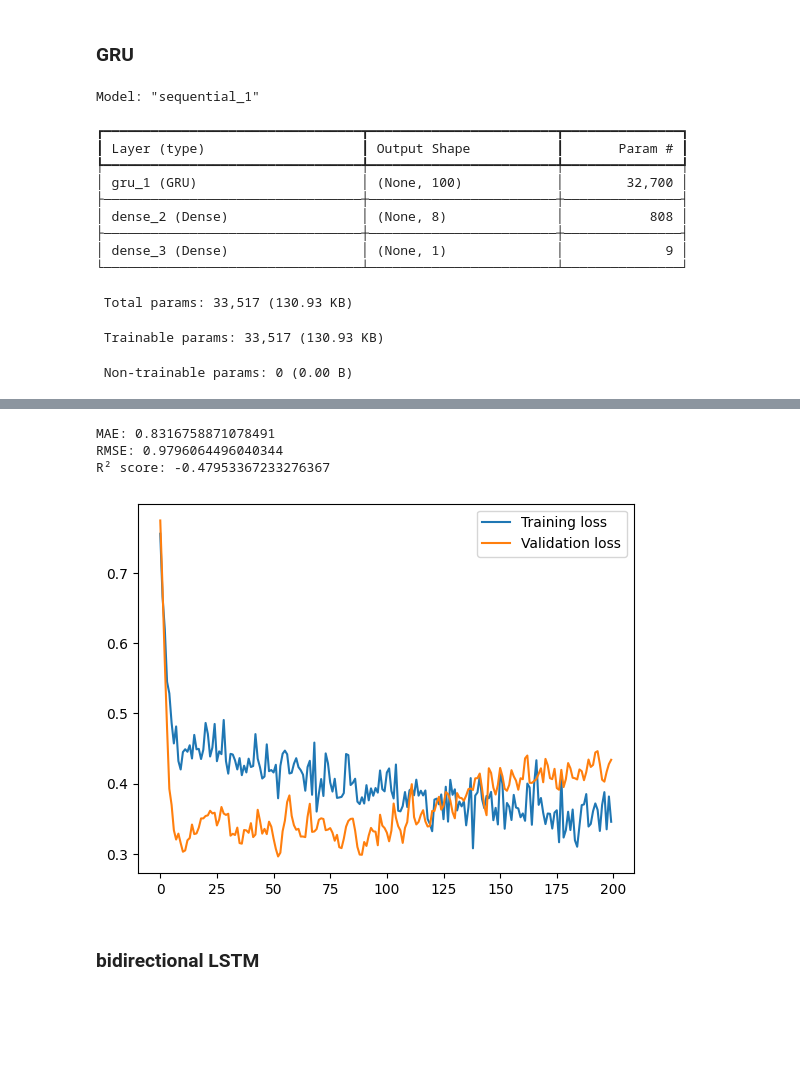
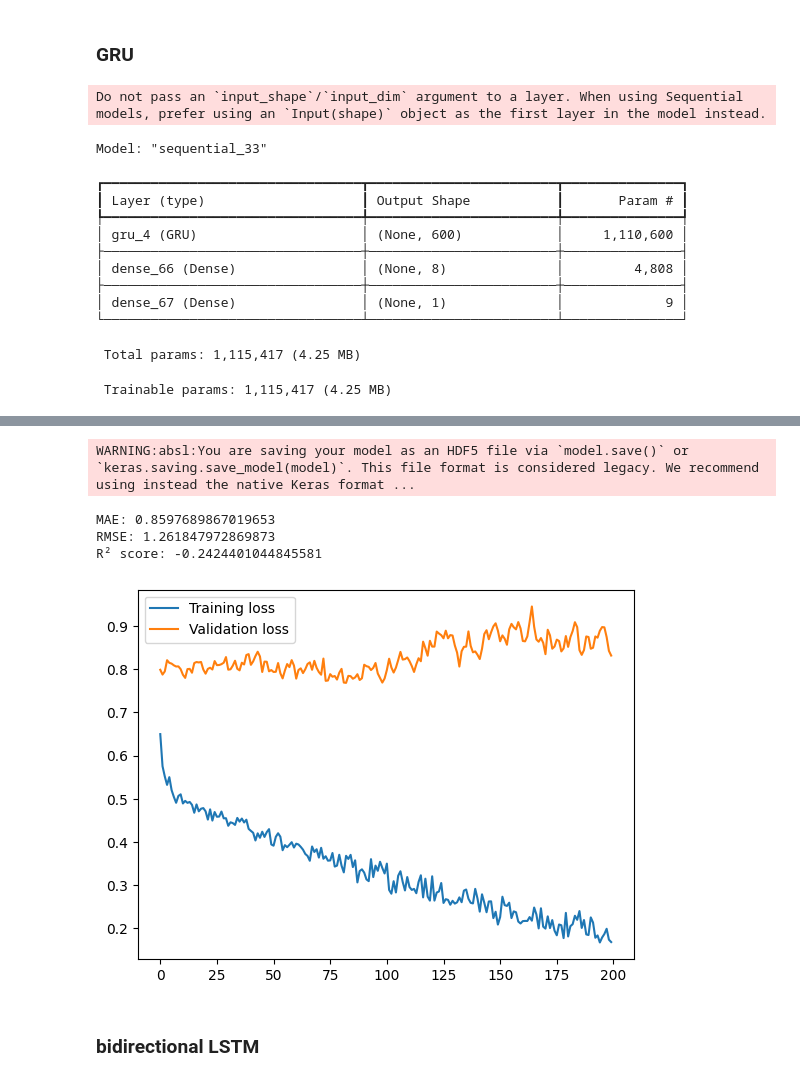
Before and after one commit to NguyenDucAnforwork/applied_statistics_prj, a Jupyter notebook: model/model.ipynb, the cells around one changed output, grey strips where cells are left out. Saved outputs shown, nothing was run; the diff lists cells and outputs as text; code cells hidden in the pictures; blank space fills up the shorter version.

```diff
--- a/model/model.ipynb
+++ b/model/model.ipynb
@@ -165,7 +191,7 @@ X_data = df[feature_columns].values
 y_data = df['daily_cases'].values
 
 # Split the data into training and testing sets
-X_train, X_test, y_train, y_test = train_test_split(X_data, y_data, test_size=10/len(df), random_state=42, shuffle=True)
+X_train, X_test, y_train, y_test = train_test_split(X_data, y_data, test_size=10/len(df), random_state=42, shuffle=False)
 
 # Normalize the data using only the training data
 scaler_X_train = StandardScaler()
@@ -188,7 +214,7 @@ def create_sequences(features, target, sequence_length):
         labels.append(label)
     return np.array(sequences), np.array(labels)
 
-sequence_length = 14
+sequence_length = 3
 X_train_seq, y_train_seq = create_sequences(X_train_scaled, y_train_scaled, sequence_length)
 X_test_seq, y_test_seq = create_sequences(X_test_scaled, y_test_scaled.reshape(-1,1), sequence_length)
 
@@ -250,11 +276,11 @@ fig.show()
 #@title model architecture
 
 lstm_model = Sequential()
-lstm_model.add(LSTM(100, dropout=0.2, return_sequences=False, input_shape=(X_train_seq.shape[1], X_train_seq.shape[2])))
-lstm_model.add(Dense(8, 'relu'))
+lstm_model.add(LSTM(400, dropout=0.2, return_sequences=False, input_shape=(X_train_seq.shape[1], X_train_seq.shape[2])))
+lstm_model.add(Dense(10, 'relu'))
 lstm_model.add(Dense(1, 'linear'))
 keras.backend.set_epsilon(1)
-lstm_model.compile(optimizer=Adam(learning_rate=0.001), loss=MeanAbsoluteError(), metrics=[MeanAbsolutePercentageError()])
+lstm_model.compile(optimizer=Adam(learning_rate=0.0001), loss=MeanAbsoluteError(), metrics=[MeanAbsolutePercentageError()])
 lstm_model.summary()
 # %% [output]
 Do not pass an `input_shape`/`input_dim` argument to a layer. When using Sequential models, prefer using an `Input(shape)` object as the first layer in the model instead.
@@ -333,5 +302,5 @@ Best: -1.163155 using {'batch_size': 8, 'epochs': 500}
 early_stopping = EarlyStopping(monitor='val_loss', patience=20, restore_best_weights=True)
 reduce_lr = ReduceLROnPlateau(monitor='val_loss', factor=0.9, patience=5, min_lr=0.00000001)
 
-history = lstm_model.fit(X_train_seq, y_train_seq, epochs=500, batch_size=8, validation_split=0.2, verbose=1)
+history = lstm_model.fit(X_train_seq, y_train_seq, epochs=50, batch_size=8, validation_split=0.2, verbose=1)
 # %% [output]
@@ -449,10 +418,10 @@ WARNING:absl:You are saving your model as an HDF5 file via `model.save()` or `ke
 ### RNN
 # %%
 rnn_model = Sequential()
-rnn_model.add(SimpleRNN(100, dropout=0.2, return_sequences=False, input_shape=(X_train_seq.shape[1], X_train_seq.shape[2])))
-rnn_model.add(Dense(8, activation='relu'))
+rnn_model.add(SimpleRNN(400, dropout=0.2, return_sequences=False, input_shape=(X_train_seq.shape[1], X_train_seq.shape[2])))
+rnn_model.add(Dense(10, activation='relu'))
 rnn_model.add(Dense(1, activation='linear'))
-K.set_epsilon(1)
+set_epsilon(1)
 rnn_model.compile(optimizer=Adam(learning_rate=0.001), loss=MeanAbsoluteError(), metrics=[MeanAbsolutePercentageError()])
 rnn_model.summary()
 # %% [output]
@@ -591,7 +560,7 @@ WARNING:absl:You are saving your model as an HDF5 file via `model.save()` or `ke
 ### GRU
 # %%
 gru_model = Sequential()
-gru_model.add(GRU(100, dropout=0.2, return_sequences=False, input_shape=(X_train_seq.shape[1], X_train_seq.shape[2])))
+gru_model.add(GRU(600, dropout=0.2, return_sequences=False, input_shape=(X_train_seq.shape[1], X_train_seq.shape[2])))
 gru_model.add(Dense(8, activation='relu'))
 gru_model.add(Dense(1, activation='linear'))
 set_epsilon(1)
@@ -682,16 +651,16 @@ print(f"R² score: {r2_score}")
 # save the model
 gru_model.save("./checkpoints/gru.h5")
 # %% [output]
-Model: "sequential_1"
+Do not pass an `input_shape`/`input_dim` argument to a layer. When using Sequential models, prefer using an `Input(shape)` object as the first layer in the model instead.
-┏━━━━━━━━━━━━━━━━━━━━━━━━━━━━━━━━━┳━━━━━━━━━━━━━━━━━━━━━━━━┳━━━━━━━━━━━━━━━┓
-┃ Layer (type)                    ┃ Output Shape           ┃       Param # ┃
-┡━━━━━━━━━━━━━━━━━━━━━━━━━━━━━━━━━╇━━━━━━━━━━━━━━━━━━━━━━━━╇━━━━━━━━━━━━━━━┩
-│ gru_1 (GRU)                     │ (None, 100)            │        32,700 │
-├─────────────────────────────────┼────────────────────────┼───────────────┤
-│ dense_2 (Dense)                 │ (None, 8)              │           808 │
-├─────────────────────────────────┼────────────────────────┼───────────────┤
-│ dense_3 (Dense)                 │ (None, 1)              │             9 │
-└─────────────────────────────────┴────────────────────────┴───────────────┘
+Model: "sequential_33"
- Total params: 33,517 (130.93 KB)
+┏━━━━━━━━━━━━━━━━━━━━━━━━━━━━━━━━━┳━━━━━━━━━━━━━━━━━━━━━━━━┳━━━━━━━━━━━━━━━┓
+┃ Layer (type)                    ┃ Output Shape           ┃       Param # ┃
+┡━━━━━━━━━━━━━━━━━━━━━━━━━━━━━━━━━╇━━━━━━━━━━━━━━━━━━━━━━━━╇━━━━━━━━━━━━━━━┩
+│ gru_4 (GRU)                     │ (None, 600)            │     1,110,600 │
+├─────────────────────────────────┼────────────────────────┼───────────────┤
+│ dense_66 (Dense)                │ (None, 8)              │         4,808 │
+├─────────────────────────────────┼────────────────────────┼───────────────┤
+│ dense_67 (Dense)                │ (None, 1)              │             9 │
+└─────────────────────────────────┴────────────────────────┴───────────────┘
- Trainable params: 33,517 (130.93 KB)
+ Total params: 1,115,417 (4.25 MB)
- Non-trainable params: 0 (0.00 B)
+ Trainable params: 1,115,417 (4.25 MB)
@@ -716,7 +685,8 @@ WARNING:absl:You are saving your model as an HDF5 file via `model.save()` or `ke
-MAE: 0.8316758871078491
-RMSE: 0.9796064496040344
-R² score: -0.47953367233276367
+WARNING:absl:You are saving your model as an HDF5 file via `model.save()` or `keras.saving.save_model(model)`. This file format is considered legacy. We recommend using instead the native Keras format ...
+MAE: 0.8597689867019653
+RMSE: 1.261847972869873
+R² score: -0.2424401044845581
-[figure, old version]
+[figure, new version]
 # %% [markdown]
 ### bidirectional LSTM
 # %%
```
Also changed, not shown: parts of 29 cells of this notebook, 33 other files.
